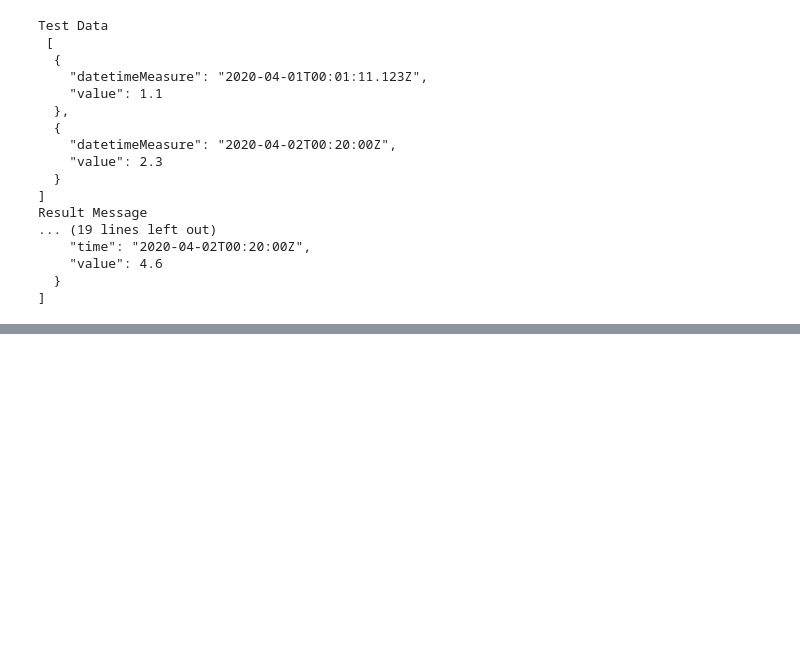
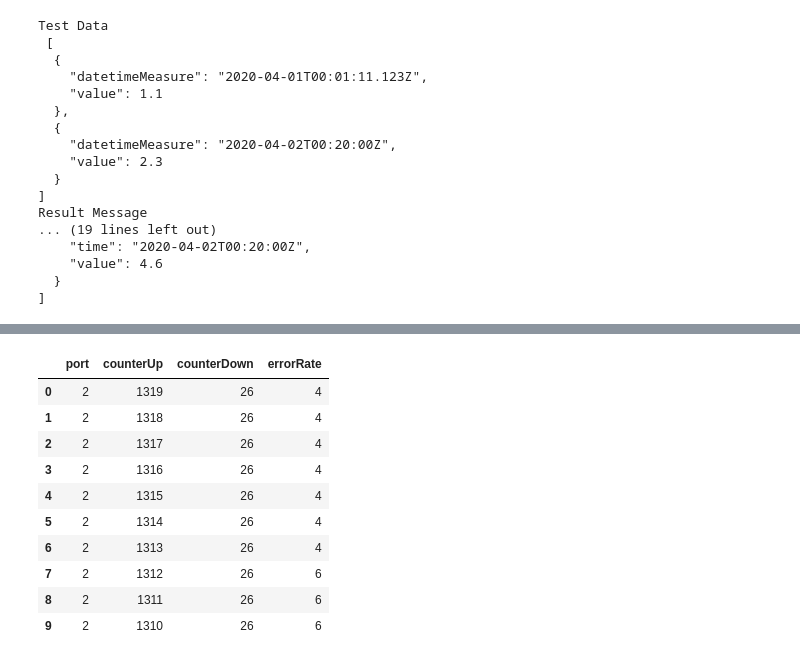
Before and after one commit to fenke/corebridge, a Jupyter notebook: nbs/11_aicorebridge.ipynb, the cells around one changed output, grey strips where cells are left out. Saved outputs shown, nothing was run; the diff lists cells and outputs as text; code cells hidden in the pictures; blank space fills up the shorter version.

```diff
--- a/nbs/11_aicorebridge.ipynb
+++ b/nbs/11_aicorebridge.ipynb
@@ -847,0 +1323,15 @@ Result Message
+# %%
+meta_frame = pd.DataFrame(meta['frame'].to_list())
+meta_frame
+# %% [output]
+|  | port | counterUp | counterDown | errorRate |
+| 0 | 2 | 1319 | 26 | 4 |
+| 1 | 2 | 1318 | 26 | 4 |
+| 2 | 2 | 1317 | 26 | 4 |
+| 3 | 2 | 1316 | 26 | 4 |
+| 4 | 2 | 1315 | 26 | 4 |
+| 5 | 2 | 1314 | 26 | 4 |
+| 6 | 2 | 1313 | 26 | 4 |
+| 7 | 2 | 1312 | 26 | 6 |
+| 8 | 2 | 1311 | 26 | 6 |
+| 9 | 2 | 1310 | 26 | 6 |
```
Also changed, not shown: parts of 33 cells of this notebook, 7 other files.
